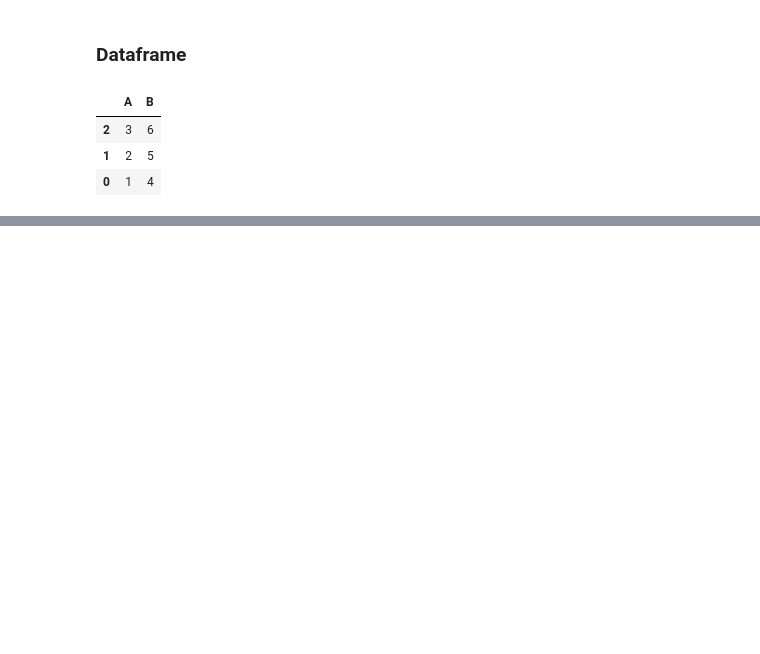
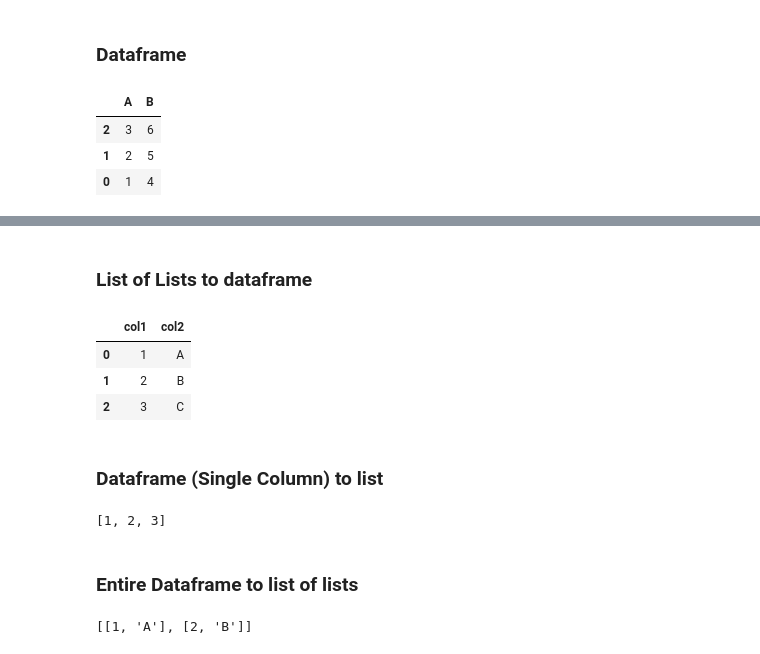
Before and after one commit to priyankconnect/MyProjects, a Jupyter notebook: Python Data Structures/Python Data Structures.ipynb, the cells around one changed output, grey strips where cells are left out. Drawn from its saved outputs; the diff is of its cells as text; code cells hidden in the pictures; blank space fills up the shorter version.

```diff
--- a/Python Data Structures/Python Data Structures.ipynb
+++ b/Python Data Structures/Python Data Structures.ipynb
@@ -526,0 +723,27 @@ reversed_df
+# %% [markdown]
+###  List of Lists to dataframe
+# %%
+lst_of_lists = [[1, 'A'], [2, 'B'], [3, 'C']]
+df = pd.DataFrame(lst_of_lists, columns=['col1', 'col2'])
+df
+# %% [output]
+|  | col1 | col2 |
+| 0 | 1 | A |
+| 1 | 2 | B |
+| 2 | 3 | C |
+# %% [markdown]
+###  Dataframe (Single Column) to list
+# %%
+df = pd.DataFrame({'col1': [1, 2, 3]})
+lst = df['col1'].tolist()
+lst
+# %% [output]
+[1, 2, 3]
+# %% [markdown]
+### Entire Dataframe to list of lists
+# %%
+df = pd.DataFrame({'col1': [1, 2], 'col2': ['A', 'B']})
+lst_of_lists = df.values.tolist()
+lst_of_lists
+# %% [output]
+[[1, 'A'], [2, 'B']]
```
Also changed, not shown: parts of 42 cells of this notebook.
